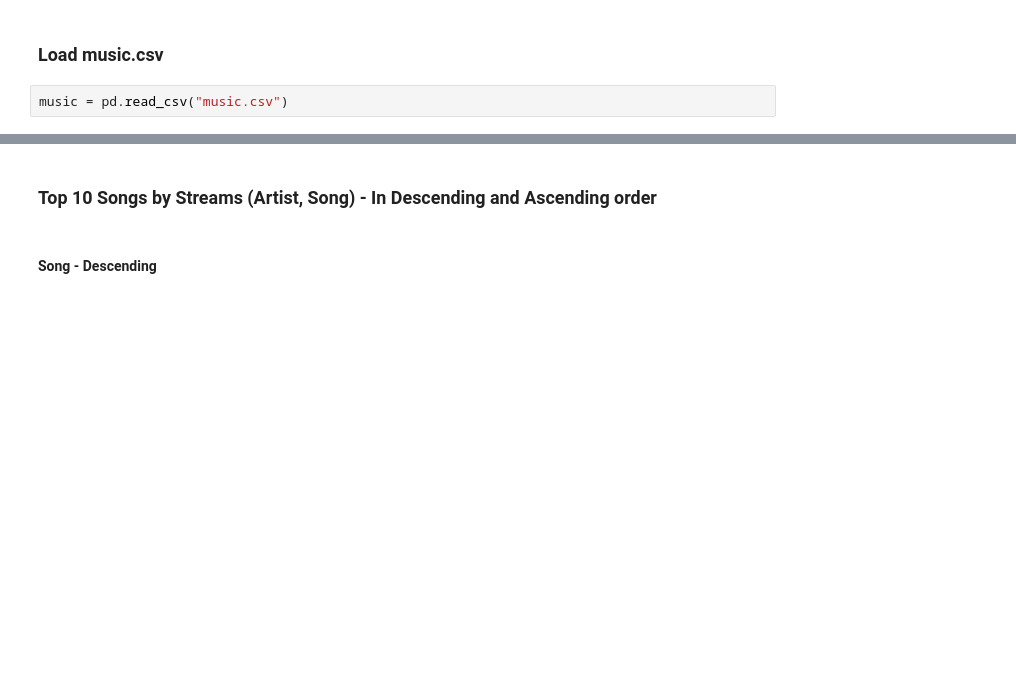
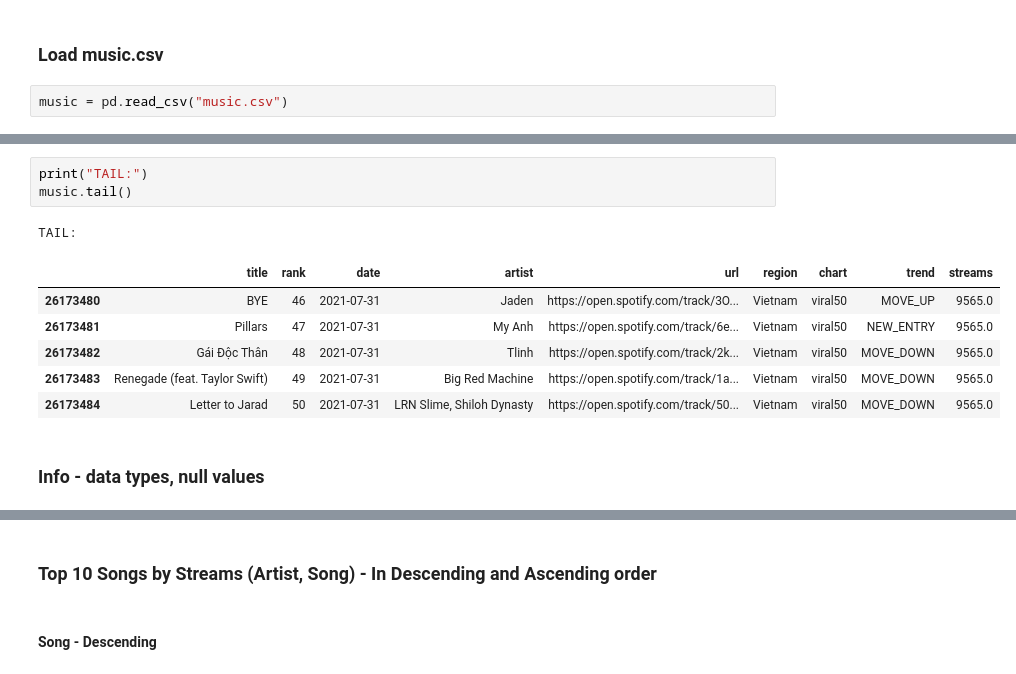
Before and after one commit to NastyaGolovina/Music_Recommendations_Dashboard, a Jupyter notebook: main_notebook.ipynb, the cells around one changed output, grey strips where cells are left out. Saved outputs shown, nothing was run; the diff lists cells and outputs as text; blank space fills up the shorter version.

```diff
--- a/main_notebook.ipynb
+++ b/main_notebook.ipynb
@@ -12,0 +26,13 @@ music = pd.read_csv("music.csv")
+# %%
+print("TAIL:")
+music.tail()
+# %% [output]
+TAIL:
+|  | title | rank | date | artist | url | region | chart | trend | streams |
+| 26173480 | BYE | 46 | 2021-07-31 | Jaden | https://open.spotify.com/track/3O... | Vietnam | viral50 | MOVE_UP | 9565.0 |
+| 26173481 | Pillars | 47 | 2021-07-31 | My Anh | https://open.spotify.com/track/6e... | Vietnam | viral50 | NEW_ENTRY | 9565.0 |
+| 26173482 | Gái Độc Thân | 48 | 2021-07-31 | Tlinh | https://open.spotify.com/track/2k... | Vietnam | viral50 | MOVE_DOWN | 9565.0 |
+| 26173483 | Renegade (feat. Taylor Swift) | 49 | 2021-07-31 | Big Red Machine | https://open.spotify.com/track/1a... | Vietnam | viral50 | MOVE_DOWN | 9565.0 |
+| 26173484 | Letter to Jarad | 50 | 2021-07-31 | LRN Slime, Shiloh Dynasty | https://open.spotify.com/track/50... | Vietnam | viral50 | MOVE_DOWN | 9565.0 |
+# %% [markdown]
+### Info - data types, null values
```
Also changed, not shown: parts of 19 cells of this notebook.
